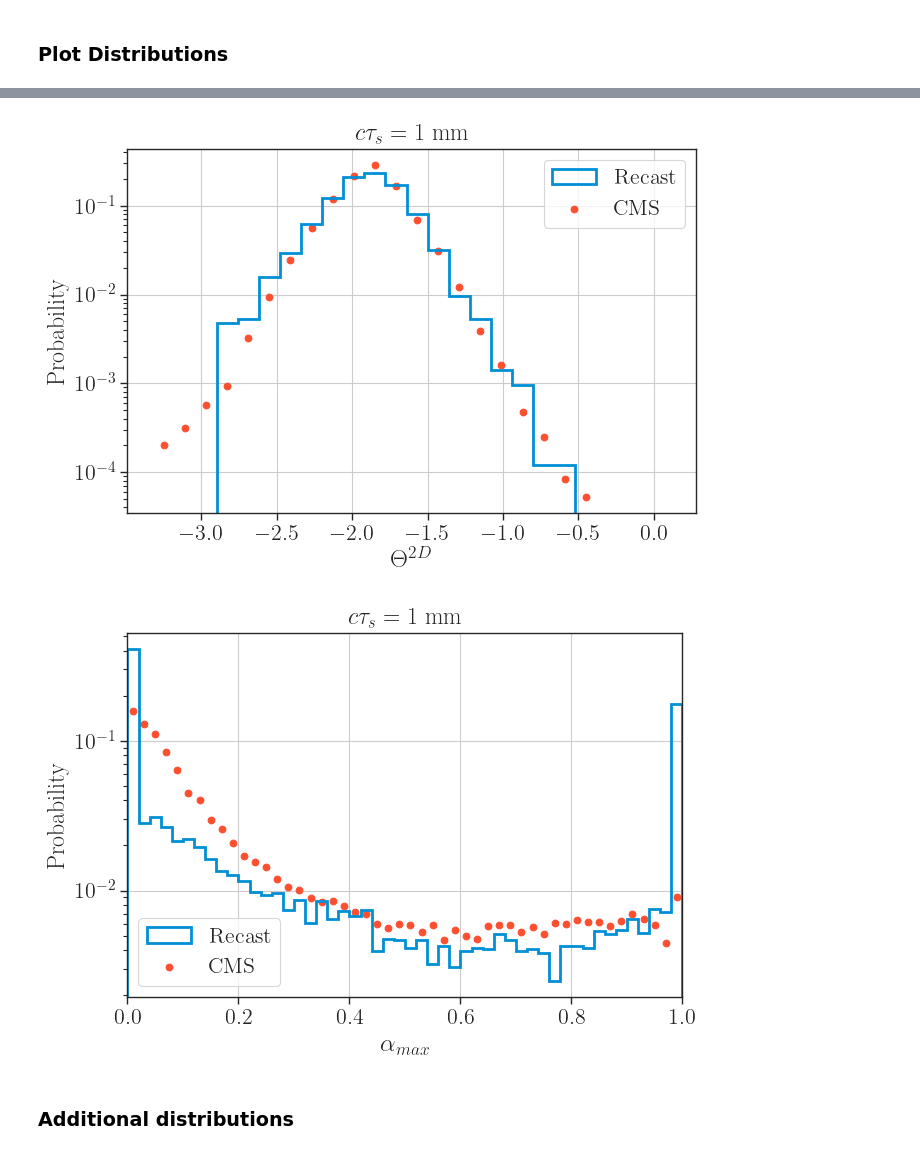
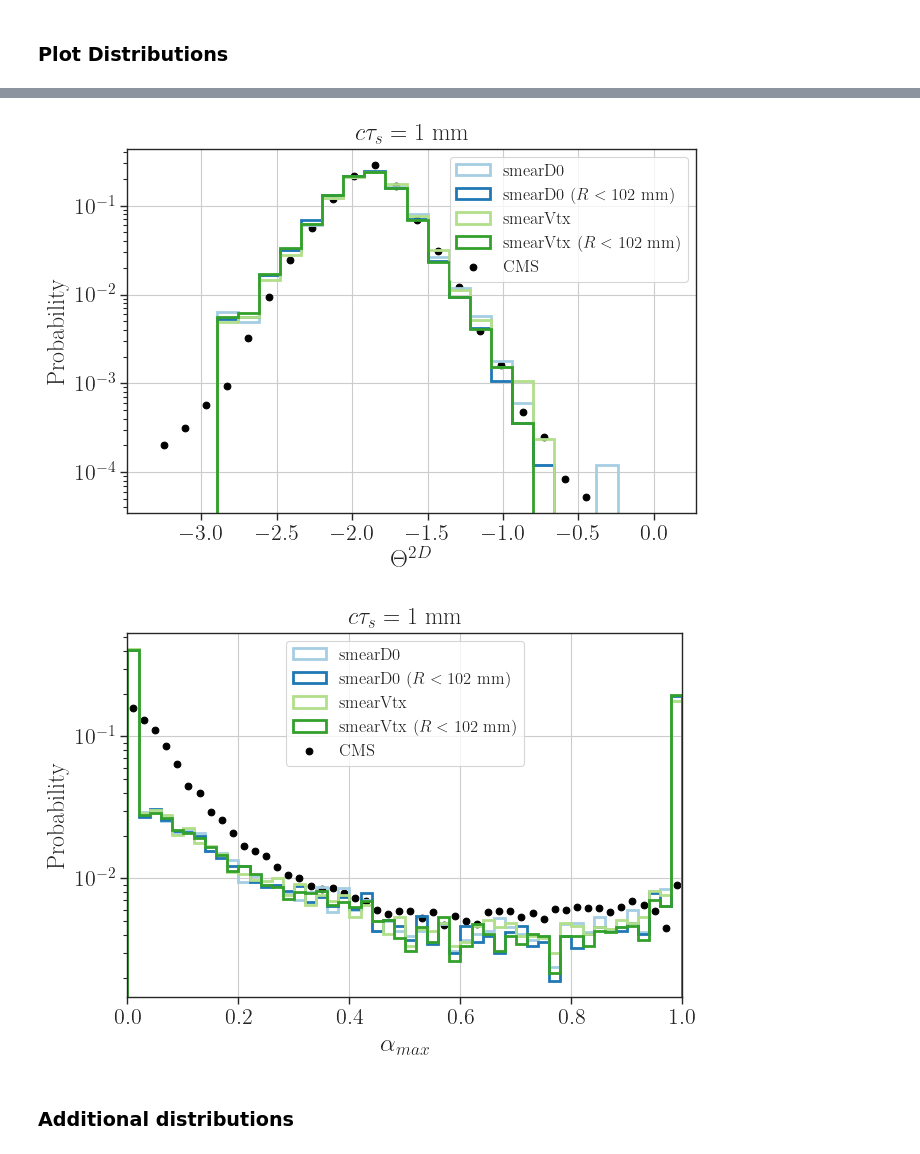
Before and after one commit to andlessa/higgsEJs, a Jupyter notebook: plotting/plots-dists_1mm.ipynb, the cells around one changed output, grey strips where cells are left out. Drawn from its saved outputs; the diff is of its cells as text; code cells hidden in the pictures.

```diff
--- a/plotting/plots-dists_1mm.ipynb
+++ b/plotting/plots-dists_1mm.ipynb
@@ -94,4 +66,7 @@ f.Close()
 # %%
 cmsIP2D = np.genfromtxt('../CMS_data/HEPData-ins1954276-v1-Figure_002-a.csv',skip_footer=99,skip_header=43,delimiter=',')
 bins = cmsIP2D[:-1,0]-np.diff(cmsIP2D[:,0])/2
+# %%
+title = r'$c\tau_s = %1.0f$ mm' %(ctau)
+colors = sns.color_palette('Paired')
 # %%
@@ -119,23 +97,28 @@ plt.show()
 cmsTheta2D = np.genfromtxt('../CMS_data/HEPData-ins1954276-v1-Figure_002-b.csv',skip_footer=78,skip_header=36,delimiter=',')
 bins = cmsTheta2D[:-1,0]-np.diff(cmsTheta2D[:,0])/2
 # %%
-colors = sns.color_palette('deep')
 fig = plt.figure(figsize=(7,5))
-h1,_,_ = plt.hist(theta2D,histtype='step',linewidth=2,bins=bins,density=False,weights=[1.0/len(theta2D)]*len(theta2D),label='Recast')
-np.savetxt('./theta2d_1mm.csv',list(zip(bins,h1)),header='bin,bin_content',delimiter=',',fmt='%1.4e')
+for i,resDict in enumerate(allResults):
+    theta2D = resDict['theta2D']
+    label = '%s' %(resDict['method'])
+    if resDict['Rmax'] is not None:
+        label += r' ($R < %1.0f$ mm)' %resDict['Rmax']
+    h1,_,_ = plt.hist(theta2D,histtype='step',linewidth=2,bins=bins,density=False,weights=[1.0/len(theta2D)]*len(theta2D),label=label,color=colors[i])
+# np.savetxt('./theta2d_1mm.csv',list(zip(bins,h1)),header='bin,bin_content',delimiter=',',fmt='%1.4e')
 
-plt.scatter(cmsTheta2D[:,0],cmsTheta2D[:,1],label='CMS')
+plt.scatter(cmsTheta2D[:,0],cmsTheta2D[:,1],label='CMS',color='black')
 plt.yscale('log')
-plt.legend()
+plt.legend(fontsize=12)
 plt.grid()
 
 plt.xlabel(r'$\Theta^{2D}$',fontsize=18)
 plt.ylabel('Probability')
-plt.title(r'$c\tau_s = 1$ mm')
+plt.title(title)
 plt.tight_layout()
+plt.savefig('Theta2D_1mm.png')
 plt.show()
 # %% [output]
-[figure, old version]
+[figure, new version]
 # %%
 cmsAlpha = np.genfromtxt('../CMS_data/HEPData-ins1954276-v1-Figure_002-c.csv',skip_footer=153,skip_header=60,delimiter=',')
 bins = cmsAlpha[:-1,0]-np.diff(cmsAlpha[:,0])/2
@@ -143,26 +126,31 @@ bins[0] = 0.0
 bins = np.append(bins,cmsAlpha[-1,0]-np.diff(cmsAlpha[-2:,0])/2)
 bins = np.append(bins,cmsAlpha[-1,0]+np.diff(cmsAlpha[-2:,0])/2)
 # %%
-colors = sns.color_palette('deep')
 fig = plt.figure(figsize=(7,5))
-h1,_,_ = plt.hist(alpha,histtype='step',linewidth=2,bins=bins,density=False,weights=[1.0/len(alpha)]*len(alpha),label='Recast')
-np.savetxt('./alpha_1mm.csv',list(zip(bins,h1)),header='bin,bin_content',delimiter=',',fmt='%1.4e')
+for i,resDict in enumerate(allResults):
+    alpha = resDict['alpha']
+    label = '%s' %(resDict['method'])
+    if resDict['Rmax'] is not None:
+        label += r' ($R < %1.0f$ mm)' %resDict['Rmax']
+    h1,_,_ = plt.hist(alpha,histtype='step',linewidth=2,bins=bins,density=False,weights=[1.0/len(alpha)]*len(alpha),label=label,color=colors[i])
+# np.savetxt('./alpha_1mm.csv',list(zip(bins,h1)),header='bin,bin_content',delimiter=',',fmt='%1.4e')
 
-plt.scatter(cmsAlpha[:,0],cmsAlpha[:,1],label='CMS')
-plt.legend()
+plt.scatter(cmsAlpha[:,0],cmsAlpha[:,1],label='CMS',color='black')
+plt.legend(fontsize=12)
 plt.yscale('log')
 # plt.ylim(1e-3,1e0)
 plt.xlim(0.,1.)
 plt.grid()
 
 plt.xlabel(r'$\alpha_{max}$',fontsize=18)
 plt.ylabel('Probability')
-plt.title(r'$c\tau_s = 1$ mm')
+plt.title(title)
 
 plt.tight_layout()
+plt.savefig('alpha_1mm.png')
 plt.show()
 # %% [output]
-[figure, old version]
+[figure, new version]
 # %% [markdown]
 ### Additional distributions
 # %%
```
Also changed, not shown: parts of 8 cells of this notebook, 3 other files.
